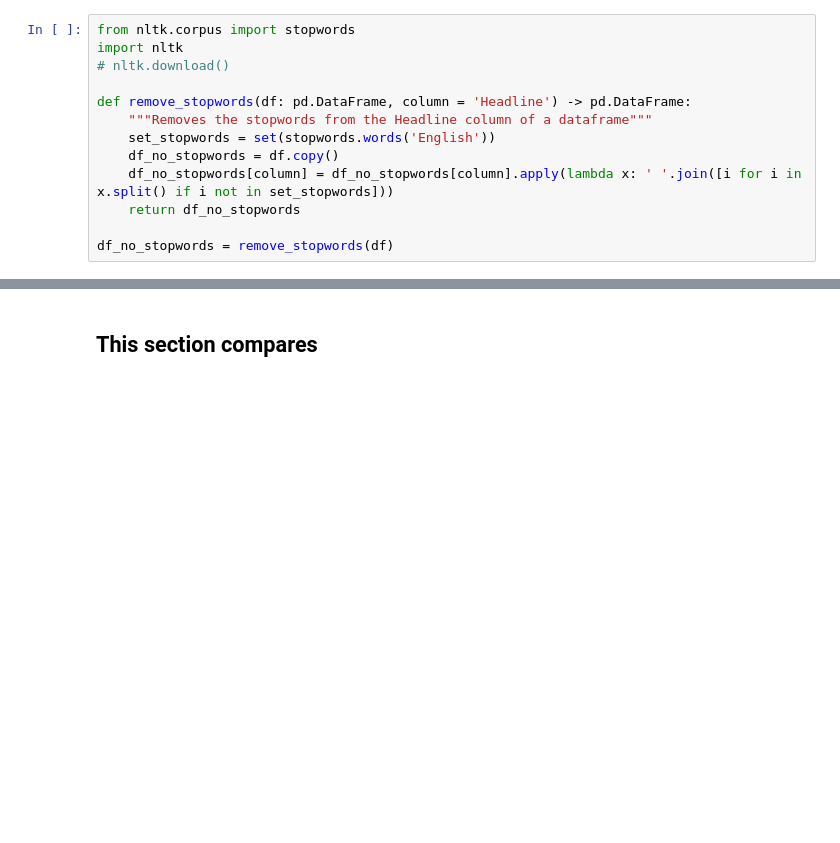
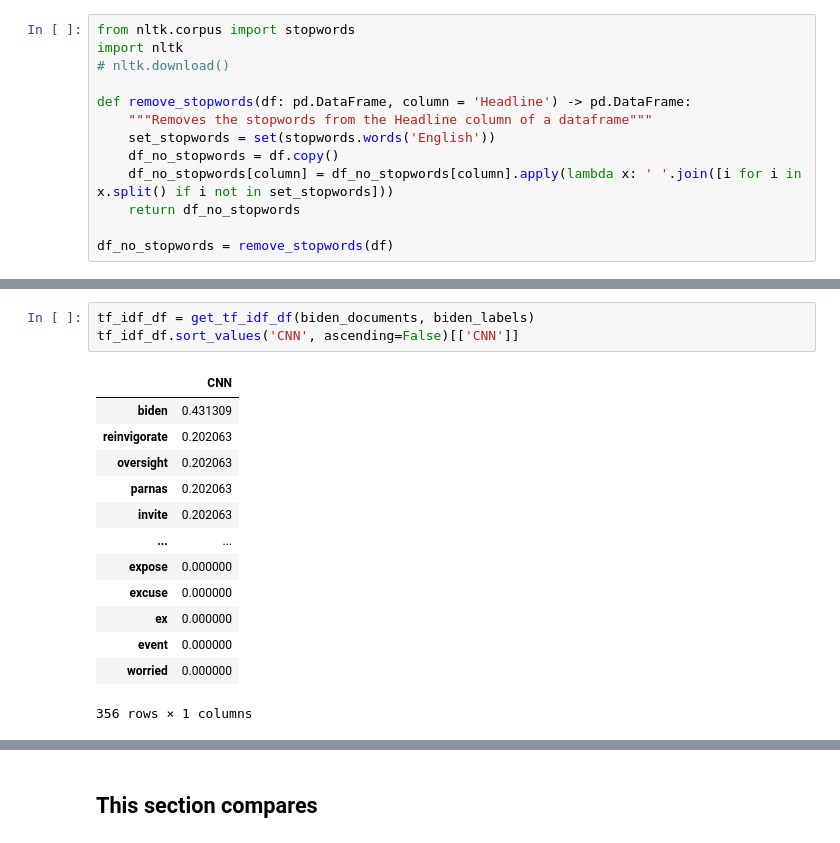
Before and after one commit to danielmtro/PoliticalPolarisation, a Jupyter notebook: tf_idf_work.ipynb, the cells around one changed output, grey strips where cells are left out. Cells and saved outputs as stored; diff of their text form; blank space fills up the shorter version.

```diff
--- a/tf_idf_work.ipynb
+++ b/tf_idf_work.ipynb
@@ -75,0 +113,17 @@ trump_tf_idf = get_tf_idf_df(trump_documents, trump_labels)
+# %%
+tf_idf_df = get_tf_idf_df(biden_documents, biden_labels)
+tf_idf_df.sort_values('CNN', ascending=False)[['CNN']]
+# %% [output]
+|  | CNN |
+| biden | 0.431309 |
+| reinvigorate | 0.202063 |
+| oversight | 0.202063 |
+| parnas | 0.202063 |
+| invite | 0.202063 |
+| ... | ... |
+| expose | 0.000000 |
+| excuse | 0.000000 |
+| ex | 0.000000 |
+| event | 0.000000 |
+| worried | 0.000000 |
+356 rows × 1 columns
```
Also changed, not shown: parts of 11 cells of this notebook, 3 other files.
